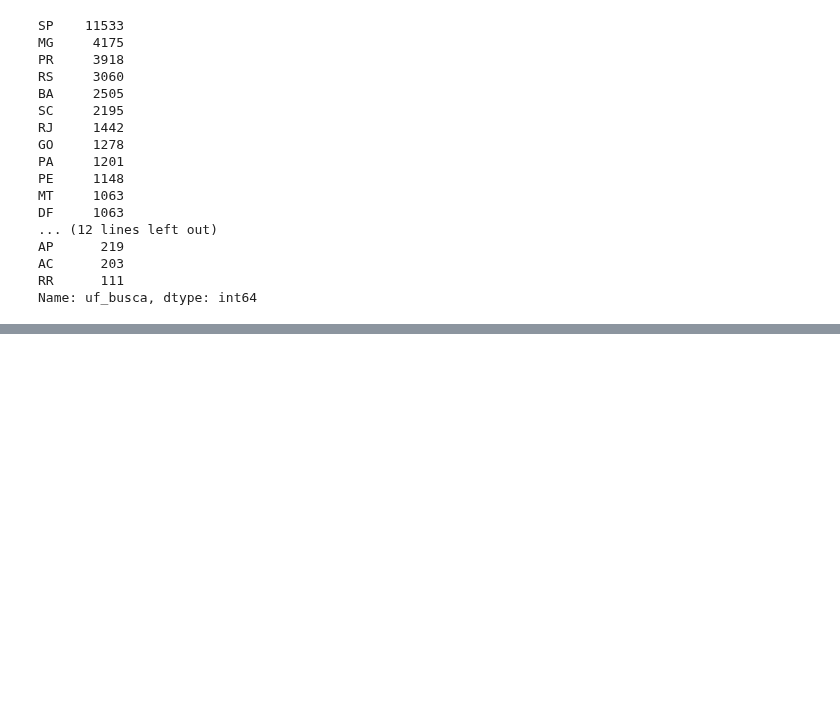
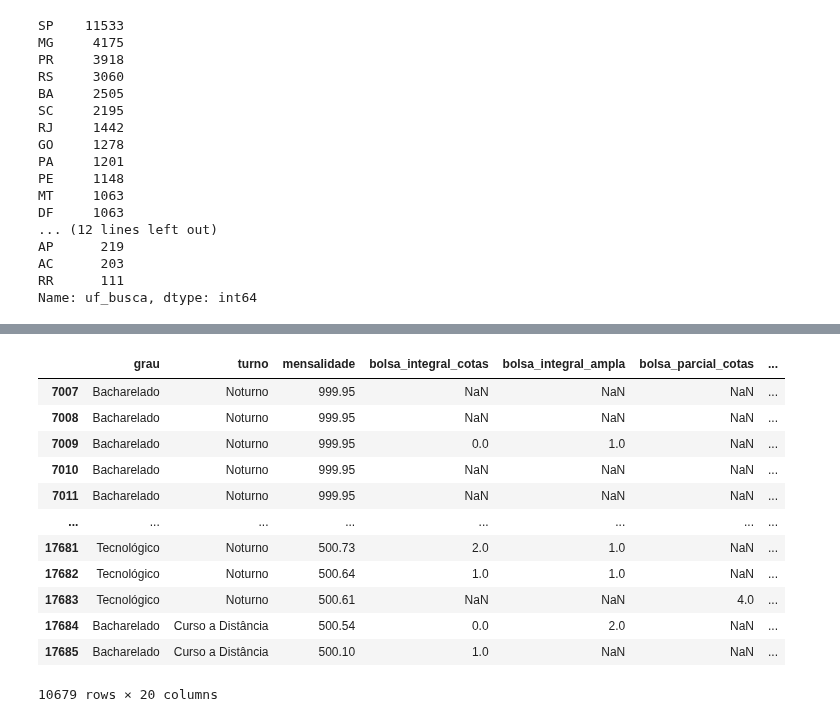
Before and after one commit to V1L3La/Learning-An-lise-de-Dados-em-Python, a Jupyter notebook: Cursos_prouni_Análise_de_Dados_em_Python_Aula_01.ipynb, the cells around one changed output, grey strips where cells are left out. Cells and saved outputs as stored; diff of their text form; code cells hidden in the pictures; blank space fills up the shorter version.

```diff
--- a/Cursos_prouni_Análise_de_Dados_em_Python_Aula_01.ipynb
+++ b/Cursos_prouni_Análise_de_Dados_em_Python_Aula_01.ipynb
@@ -129,0 +185,17 @@ df.nsmallest(7, 'mensalidade')
+# %%
+# Mensalidades entre 500 e 1000
+df[(df['mensalidade'] > 500) & (df['mensalidade'] < 1000)]
+# %% [output]
+|  | grau | turno | mensalidade | bolsa_integral_cotas | bolsa_integral_ampla | bolsa_parcial_cotas | ... |
+| 7007 | Bacharelado | Noturno | 999.95 | NaN | NaN | NaN | ... |
+| 7008 | Bacharelado | Noturno | 999.95 | NaN | NaN | NaN | ... |
+| 7009 | Bacharelado | Noturno | 999.95 | 0.0 | 1.0 | NaN | ... |
+| 7010 | Bacharelado | Noturno | 999.95 | NaN | NaN | NaN | ... |
+| 7011 | Bacharelado | Noturno | 999.95 | NaN | NaN | NaN | ... |
+| ... | ... | ... | ... | ... | ... | ... | ... |
+| 17681 | Tecnológico | Noturno | 500.73 | 2.0 | 1.0 | NaN | ... |
+| 17682 | Tecnológico | Noturno | 500.64 | 1.0 | 1.0 | NaN | ... |
+| 17683 | Tecnológico | Noturno | 500.61 | NaN | NaN | 4.0 | ... |
+| 17684 | Bacharelado | Curso a Distância | 500.54 | 0.0 | 2.0 | NaN | ... |
+| 17685 | Bacharelado | Curso a Distância | 500.10 | 1.0 | NaN | NaN | ... |
+10679 rows × 20 columns
```
Also changed, not shown: parts of 10 cells of this notebook.
